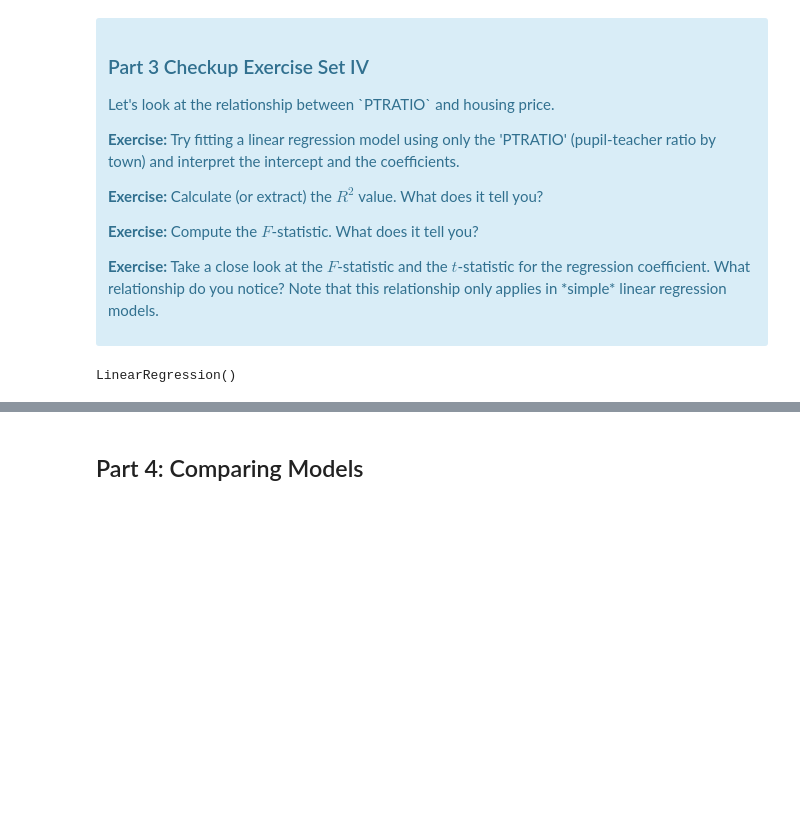
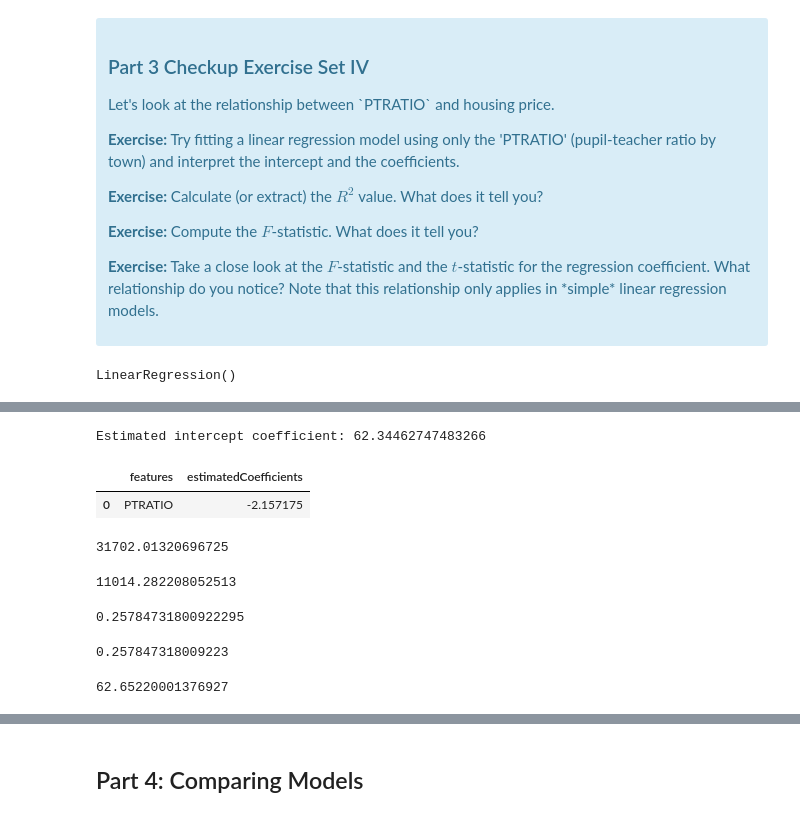
Before and after one commit to linah73/Springboard, a Jupyter notebook: Mini_Project_Linear_Regression.ipynb, the cells around one changed output, grey strips where cells are left out. Cells and saved outputs as stored; diff of their text form; code cells hidden in the pictures; blank space fills up the shorter version.

```diff
--- a/Mini_Project_Linear_Regression.ipynb
+++ b/Mini_Project_Linear_Regression.ipynb
@@ -711,0 +687,37 @@ array=[15.3 17.8 17.8 18.7 18.7 18.7 15.2 15.2 15.2 15.2 15.2 15.2 15.2 21.
+# %%
+#Intercept
+print('Estimated intercept coefficient: {}'.format(lm.intercept_))
+# %% [output]
+Estimated intercept coefficient: 62.34462747483266
+# %%
+# The coefficients
+pd.DataFrame({'features': X[['PTRATIO']].columns, 'estimatedCoefficients': lm.coef_})[['features', 'estimatedCoefficients']]
+# %% [output]
+|  | features | estimatedCoefficients |
+| 0 | PTRATIO | -2.157175 |
+# %%
+rssPTRATIO = np.sum((bos.PRICE - lm.predict(X[['PTRATIO']])) ** 2)
+print(rssPTRATIO)
+# %% [output]
+31702.01320696725
+# %%
+essPTRATIO = np.sum((lm.predict(X[['PTRATIO']]) - np.mean(bos.PRICE)) ** 2)
+print(essPTRATIO)
+# %% [output]
+11014.282208052513
+# %%
+#Rsquared
+Rsquared =  essPTRATIO/(essPTRATIO + rssPTRATIO)
+print(Rsquared)
+# %% [output]
+0.25784731800922295
+# %%
+#Rsquared
+print(lm.score(X[['PTRATIO']], bos.PRICE))
+# %% [output]
+0.257847318009223
+# %%
+msePTRATIO = np.mean((bos.PRICE - lm.predict(X[['PTRATIO']])) ** 2)
+print(msePTRATIO)
+# %% [output]
+62.65220001376927
```
Also changed, not shown: parts of 23 cells of this notebook.
